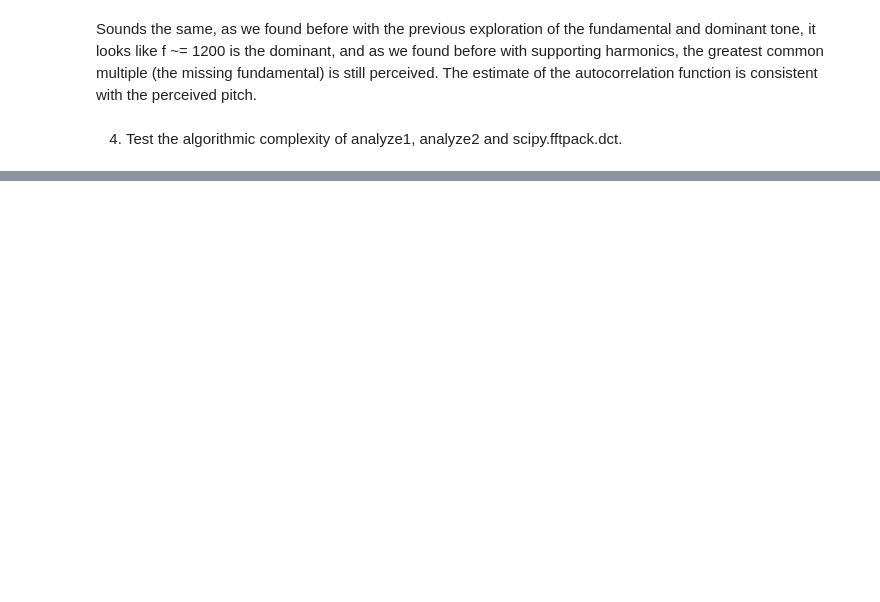
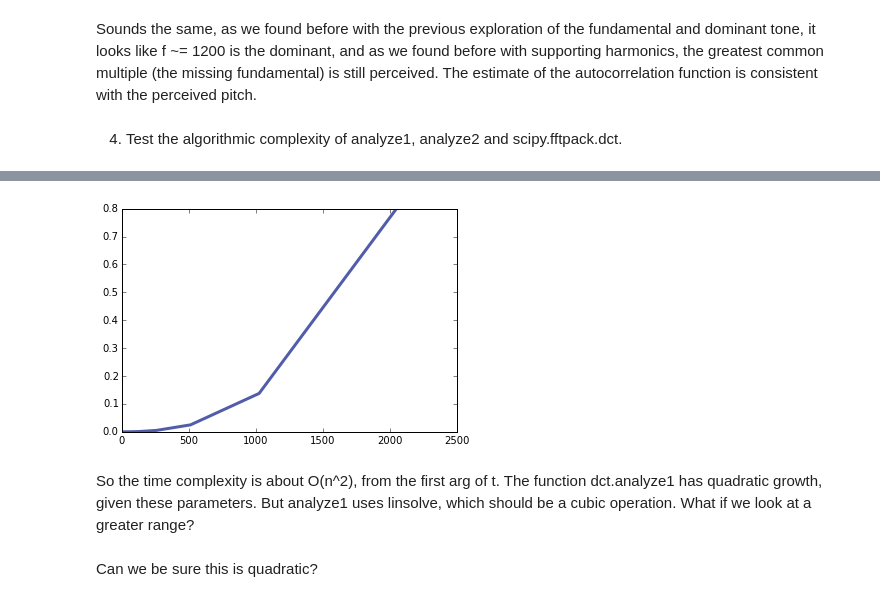
Before and after one commit to sabumjung/ThinkDSP, a Jupyter notebook: code/ps03.ipynb, the cells around one changed output, grey strips where cells are left out. Saved outputs shown, nothing was run; the diff lists cells and outputs as text; code cells hidden in the pictures; blank space fills up the shorter version.

```diff
--- a/code/ps03.ipynb
+++ b/code/ps03.ipynb
@@ -197,0 +258,8 @@ import dct
+# %%
+thinkplot.plot(ns,bests)
+# %% [output]
+[figure, added]
+# %% [markdown]
+So the time complexity is about O(n^2), from the first arg of t.  The function dct.analyze1 has quadratic growth, given these parameters.  But analyze1 uses linsolve, which should be a cubic operation.  What if we look at a greater range?
+# %% [markdown]
+Can we be sure this is quadratic?
```
Also changed, not shown: parts of 16 cells of this notebook.
